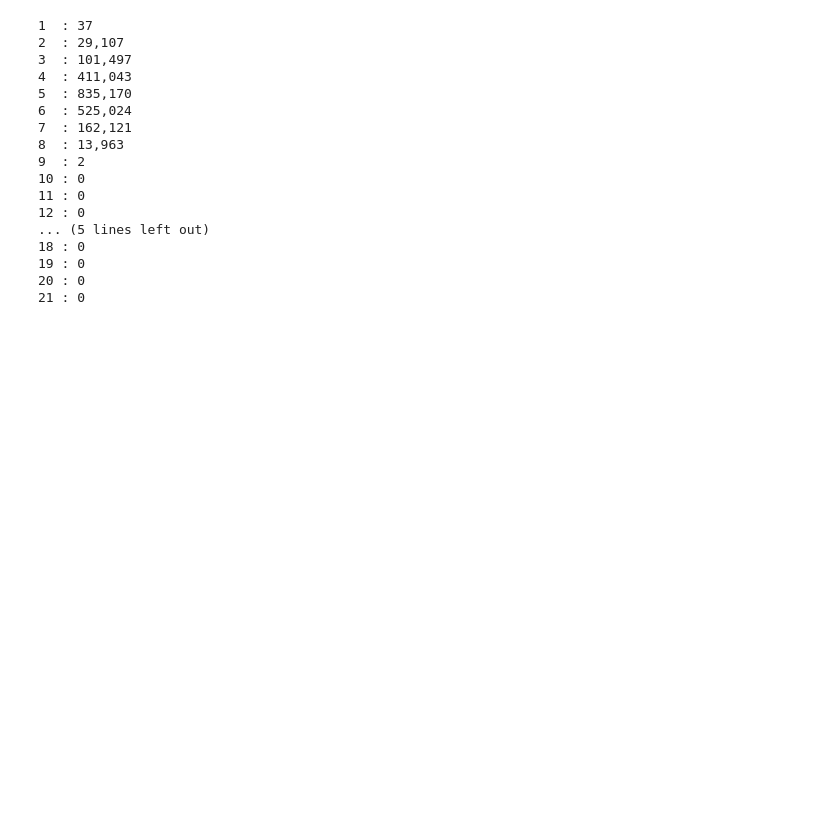
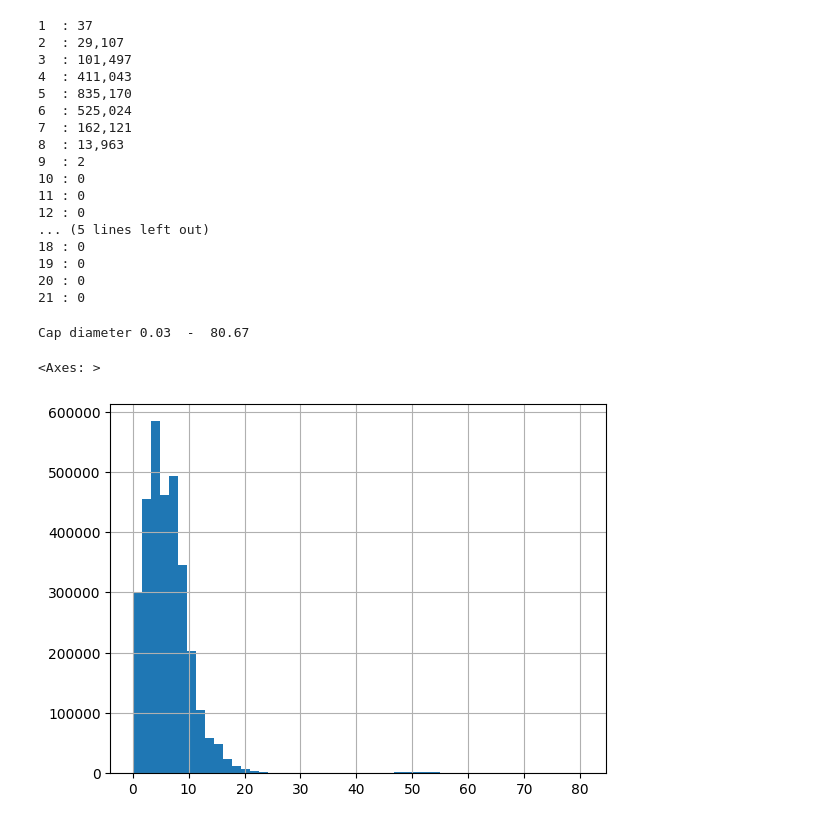
Before and after one commit to 0xV4h3/SmartCode, a Jupyter notebook: ML/Lessons/SupervisedLearning/PoisonousMushrooms.ipynb, the cells around one changed output. Drawn from its saved outputs; the diff is of its cells as text; code cells hidden in the pictures; blank space fills up the shorter version.

```diff
--- a/ML/Lessons/SupervisedLearning/PoisonousMushrooms.ipynb
+++ b/ML/Lessons/SupervisedLearning/PoisonousMushrooms.ipynb
@@ -121,3 +137,12 @@ for i in range(1, mushrooms.shape[1]):
 19 : 0
 20 : 0
 21 : 0
+# %%
+print("Cap diameter", mushrooms['cap-diameter'].min(), " - ", mushrooms['cap-diameter'].max())
+# %% [output]
+Cap diameter 0.03  -  80.67
+# %%
+mushrooms['cap-diameter'].hist(bins=50)
+# %% [output]
+<Axes: >
+[figure, added]
```
Also changed, not shown: parts of 94 cells of this notebook.
